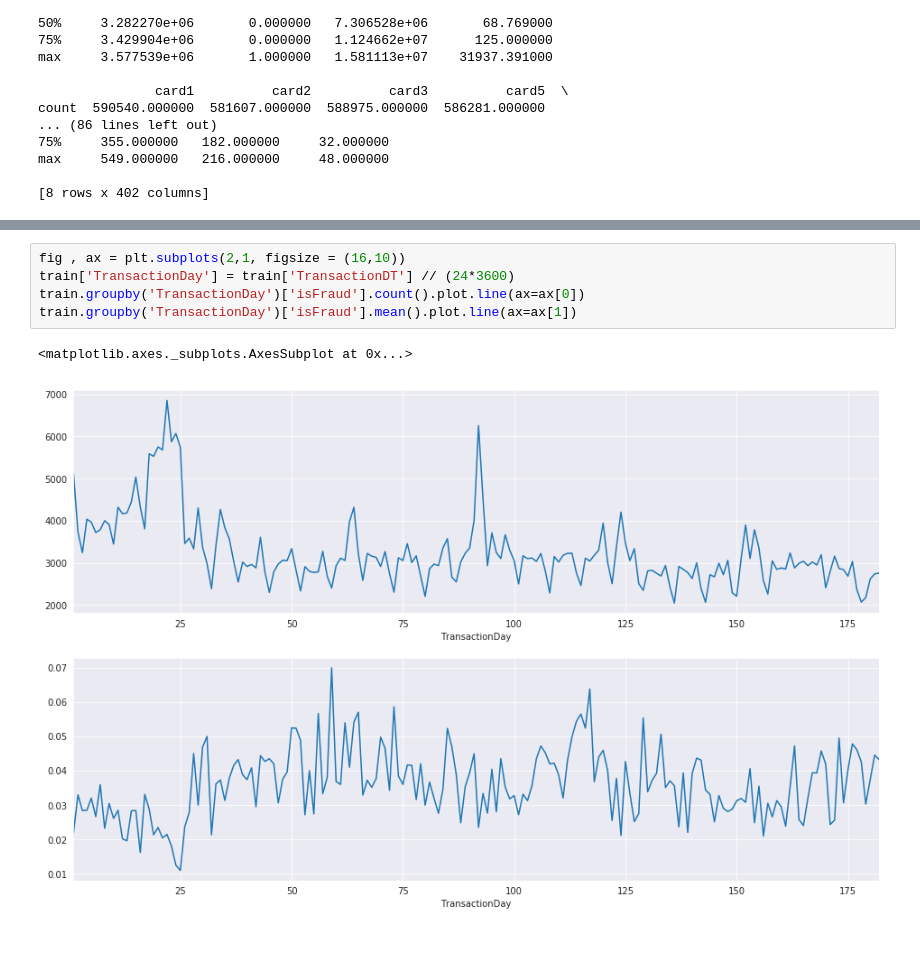
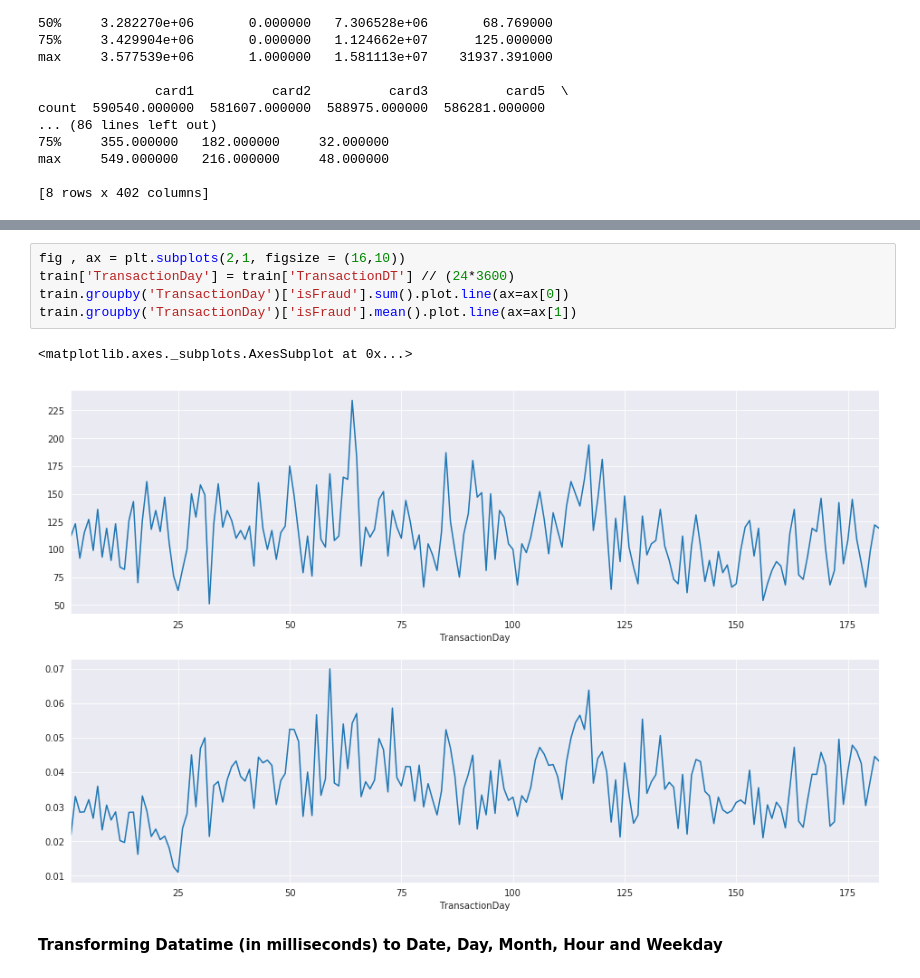
Before and after one commit to aitabuzaid/detect-fraud, a Jupyter notebook: ieee-cis.ipynb, the cells around one changed output, grey strips where cells are left out. Cells and saved outputs as stored; diff of their text form; blank space fills up the shorter version.

```diff
--- a/ieee-cis.ipynb
+++ b/ieee-cis.ipynb
@@ -86,8 +100,10 @@ Name: isFraud, dtype: int64
 # %%
 fig , ax = plt.subplots(2,1, figsize = (16,10))
 train['TransactionDay'] = train['TransactionDT'] // (24*3600)
-train.groupby('TransactionDay')['isFraud'].count().plot.line(ax=ax[0])
+train.groupby('TransactionDay')['isFraud'].sum().plot.line(ax=ax[0])
 train.groupby('TransactionDay')['isFraud'].mean().plot.line(ax=ax[1])
 # %% [output]
 <matplotlib.axes._subplots.AxesSubplot at 0x...>
-[figure, old version]
+[figure, new version]
+# %% [markdown]
+**Transforming Datatime (in milliseconds) to Date, Day, Month, Hour and Weekday**
```
Also changed, not shown: parts of 6 cells of this notebook.
